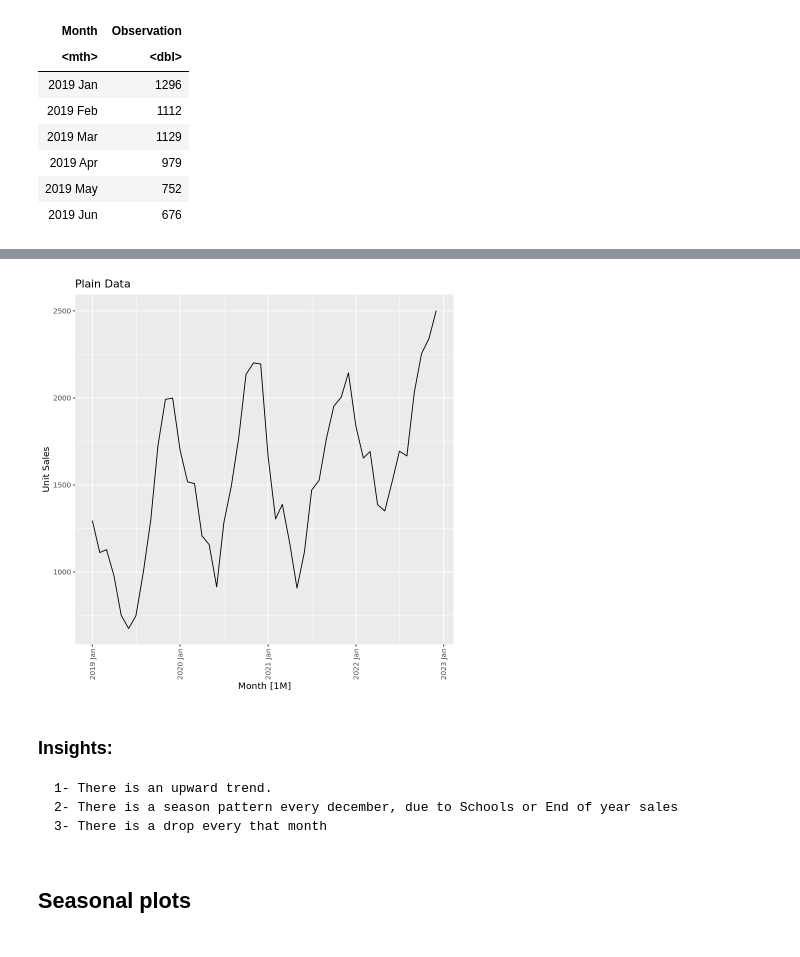
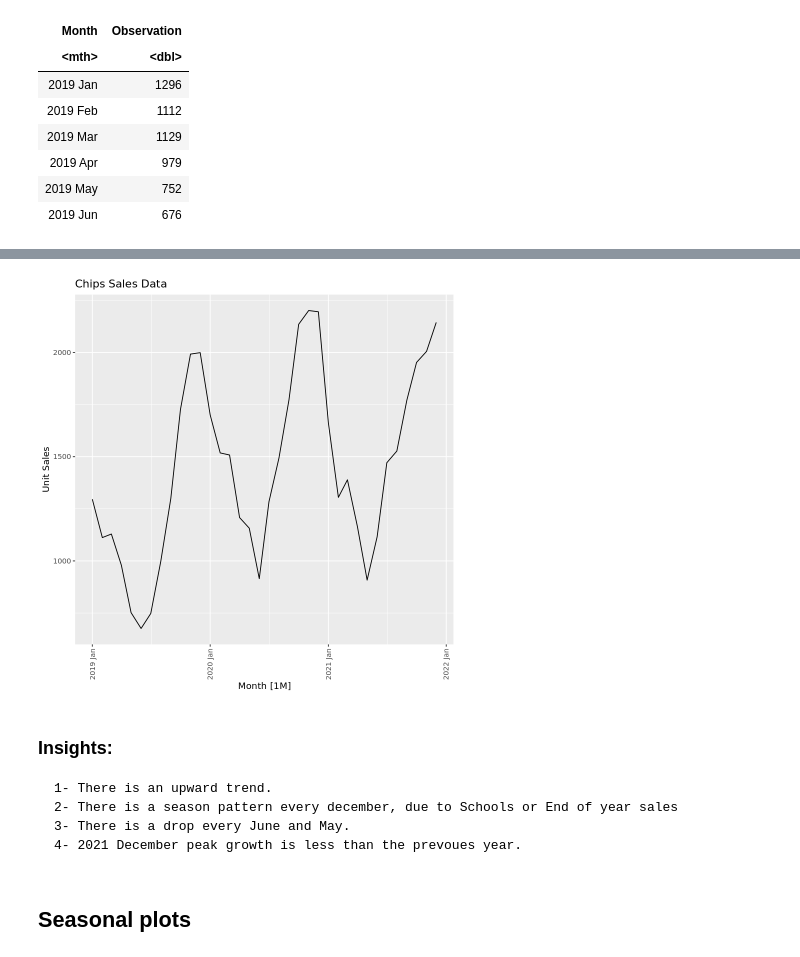
Before and after one commit to Ibrahim-Khayat/-IE499, a Jupyter notebook: index.ipynb, the cells around one changed output, grey strips where cells are left out. Saved outputs shown, nothing was run; the diff lists cells and outputs as text; code cells hidden in the pictures.

```diff
--- a/index.ipynb
+++ b/index.ipynb
@@ -59,7 +59,7 @@ A fbl_ts: 24 × 6
 [figure]
 # %%
 #Load Data
-Karthik <- tibble(
+Chips <- tibble(
   Month = c("2019 Jan","2019 Feb","2019 Mar","2019 Apr","2019 May","2019 Jun","2019 Jul","2019 Aug","2019 Sep","2019 Oct","2019 Nov","2019 Dec","2020 Jan","2020 Feb","2020 Mar","2020 Apr","2020 May","2020 Jun","2020 Jul","2020 Aug","2020 Sep","2020 Oct","2020 Nov","2020 Dec","2021 Jan","2021 Feb","2021 Mar","2021 Apr","2021 May","2021 Jun","2021 Jul","2021 Aug","2021 Sep","2021 Oct","2021 Nov","2021 Dec","2022 Jan","2022 Feb","2022 Mar","2022 Apr","2022 May","2022 Jun","2022 Jul","2022 Aug","2022 Sep","2022 Oct","2022 Nov","2022 Dec"),
   Observation = c(1296,1112,1129,979,752,676,748,998,1299,1727,1992,1999,1700,1518,1508,1208,1157,915,1284,1494,1773,2135,2201,2195,1662,1305,1389,1164,908,1116,1471,1527,1771,1952,2005,2144,1837,1655,1692,1387,1351,1521,1694,1667,2034,2255,2342,2502)
 )
@@ -78,7 +78,7 @@ A tibble: 6 × 2
 # %%
 #This can be converted to a tsibble object using the following code:
 
-Karthik <- Karthik |>
+Chips <- Chips |>
   mutate(Month = yearmonth(Month)) |>
   as_tsibble(index = Month)
 # %%
@@ -95,0 +98,3 @@ A tbl_ts: 6 × 2
+# %%
+Chips_train <- Chips %>%
+  filter(Month >= yearmonth("2019-01") & Month <= yearmonth("2021-12"))
@@ -96,15 +113,16 @@ A tbl_ts: 6 × 2
 # %%
-autoplot(Karthik, Observation)+
+autoplot(Chips_train, Observation)+
   labs(y = "Unit Sales",
-      title = "Plain Data")+
+      title = "Chips Sales Data")+
       theme(axis.text.x = element_text(angle = 90, vjust = 0.5))
 # %% [output]
-[figure, old version]
+[figure, new version]
 # %% [markdown]
 ### Insights:
     1- There is an upward trend.
     2- There is a season pattern every december, due to Schools or End of year sales
-    3- There is a drop every that month
+    3- There is a drop every June and May.
+    4- 2021 December peak growth is less than the prevoues year.
 # %% [markdown]
 ## Seasonal plots
 # %%
```
Also changed, not shown: parts of 9 cells of this notebook.
